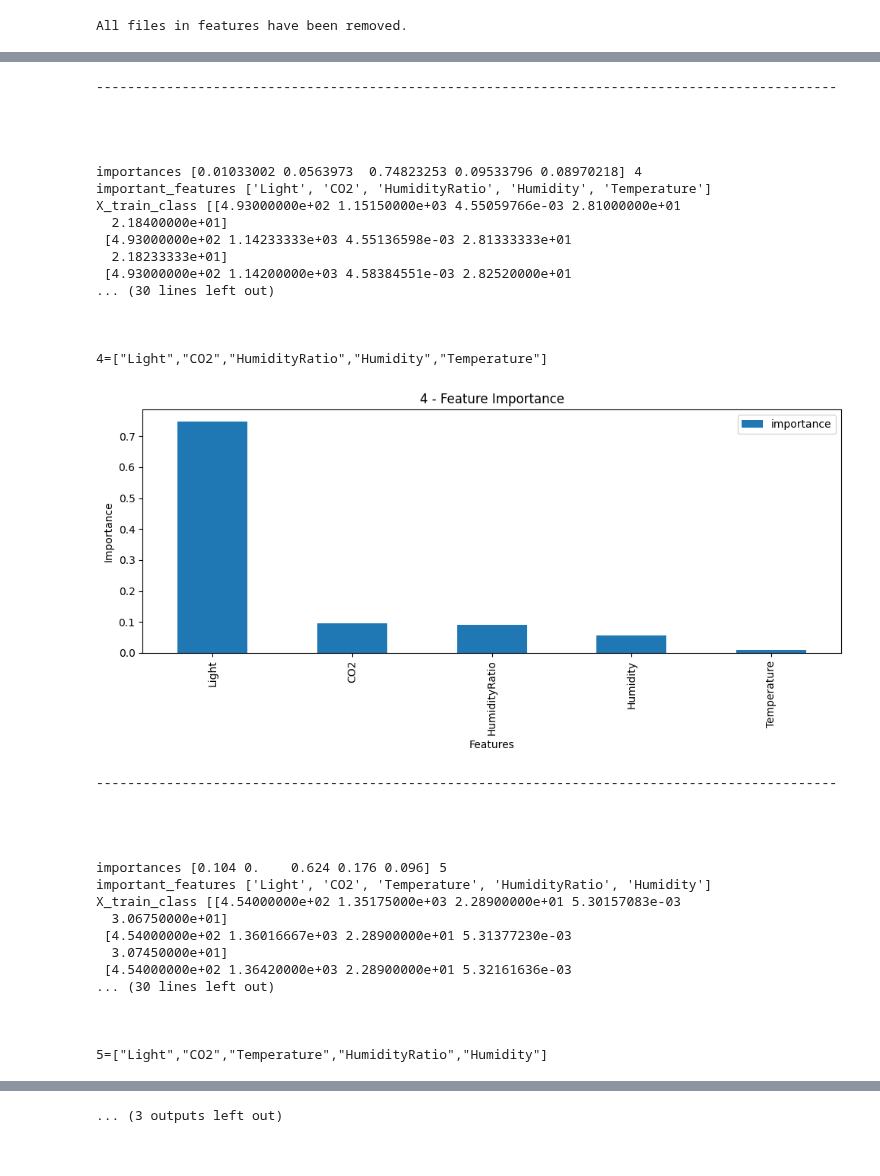
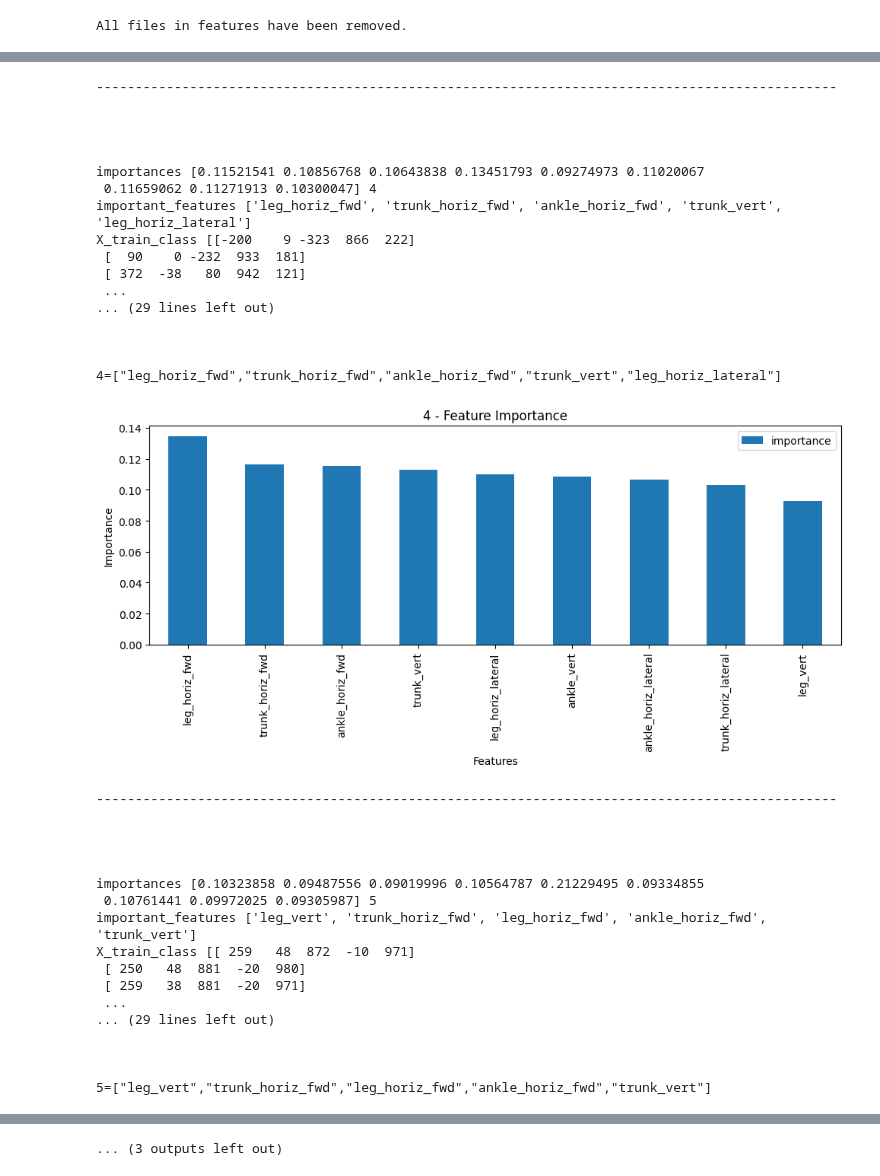
Before and after one commit to brinashong/CS5344_Project, a Jupyter notebook: pipeline_tods.ipynb, the cells around one changed output, grey strips where cells are left out. Cells and saved outputs as stored; diff of their text form; code cells hidden in the pictures.

```diff
--- a/pipeline_tods.ipynb
+++ b/pipeline_tods.ipynb
@@ -50,5 +50,6 @@ from tods.sk_interface.detection_algorithm.KNN_skinterface import KNNSKI
 # %%
-df = pd.read_csv('./Data/multivariate/Occupancy/room-occupancy-0.test.csv')
+# df = pd.read_csv('./Data/multivariate/Occupancy/room-occupancy-0.test.csv')
+df = pd.read_csv('./Data/multivariate/Daphnet/S01R01E1.test.csv')
 df.drop(["timestamp"], axis = 1, inplace = True)
 df.head()
 # %% [output]
@@ -116,9 +125,6 @@ X_train_set shape: (304, 5), y_train_set shape: (304,)
 ========================================
 # %%
 seconds = time.time()
-
-# Headers of column
-main_labels=df.columns
 
 ths = open("importance_list.csv", "w")
 feature_importances = {}
@@ -260,35 +266,35 @@ X_train_class [[4.34250000e+02 0.00000000e+00 3.32093209e-03 2.26000000e+01
 -----------------------------------------------------------------------------------------------
 
 
 
 
-importances [0.01033002 0.0563973  0.74823253 0.09533796 0.08970218] 4
-important_features ['Light', 'CO2', 'HumidityRatio', 'Humidity', 'Temperature']
-X_train_class [[4.93000000e+02 1.15150000e+03 4.55059766e-03 2.81000000e+01
-  2.18400000e+01]
- [4.93000000e+02 1.14233333e+03 4.55136598e-03 2.81333333e+01
-  2.18233333e+01]
- [4.93000000e+02 1.14200000e+03 4.58384551e-03 2.82520000e+01
-... (30 lines left out)
+importances [0.11521541 0.10856768 0.10643838 0.13451793 0.09274973 0.11020067
+ 0.11659062 0.11271913 0.10300047] 4
+important_features ['leg_horiz_fwd', 'trunk_horiz_fwd', 'ankle_horiz_fwd', 'trunk_vert', 'leg_horiz_lateral']
+X_train_class [[-200    9 -323  866  222]
+ [  90    0 -232  933  181]
+ [ 372  -38   80  942  121]
+ ...
+... (29 lines left out)
 
 
 
-4=["Light","CO2","HumidityRatio","Humidity","Temperature"]
+4=["leg_horiz_fwd","trunk_horiz_fwd","ankle_horiz_fwd","trunk_vert","leg_horiz_lateral"]
-[figure, old version]
+[figure, new version]
 -----------------------------------------------------------------------------------------------
 
 
 
 
-importances [0.104 0.    0.624 0.176 0.096] 5
-important_features ['Light', 'CO2', 'Temperature', 'HumidityRatio', 'Humidity']
-X_train_class [[4.54000000e+02 1.35175000e+03 2.28900000e+01 5.30157083e-03
-  3.06750000e+01]
- [4.54000000e+02 1.36016667e+03 2.28900000e+01 5.31377230e-03
-  3.07450000e+01]
- [4.54000000e+02 1.36420000e+03 2.28900000e+01 5.32161636e-03
-... (30 lines left out)
+importances [0.10323858 0.09487556 0.09019996 0.10564787 0.21229495 0.09334855
+ 0.10761441 0.09972025 0.09305987] 5
+important_features ['leg_vert', 'trunk_horiz_fwd', 'leg_horiz_fwd', 'ankle_horiz_fwd', 'trunk_vert']
+X_train_class [[ 259   48  872  -10  971]
+ [ 250   48  881  -20  980]
+ [ 259   38  881  -20  971]
+ ...
+... (29 lines left out)
 
 
 
-5=["Light","CO2","Temperature","HumidityRatio","Humidity"]
+5=["leg_vert","trunk_horiz_fwd","leg_horiz_fwd","ankle_horiz_fwd","trunk_vert"]
```
Also changed, not shown: parts of 11 cells of this notebook.
